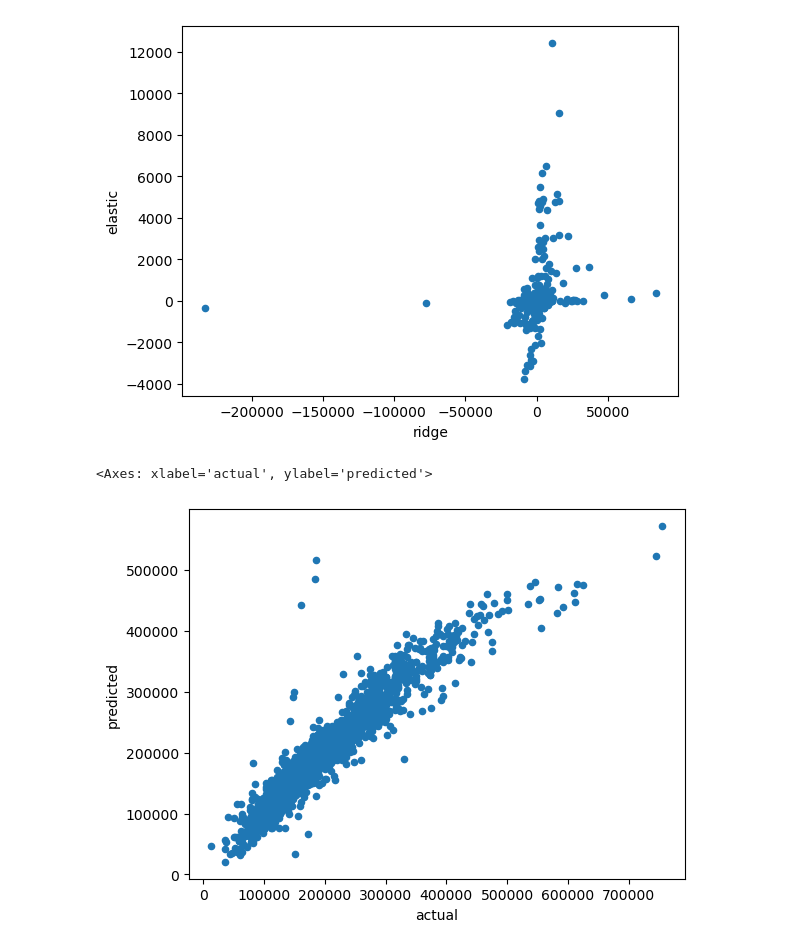
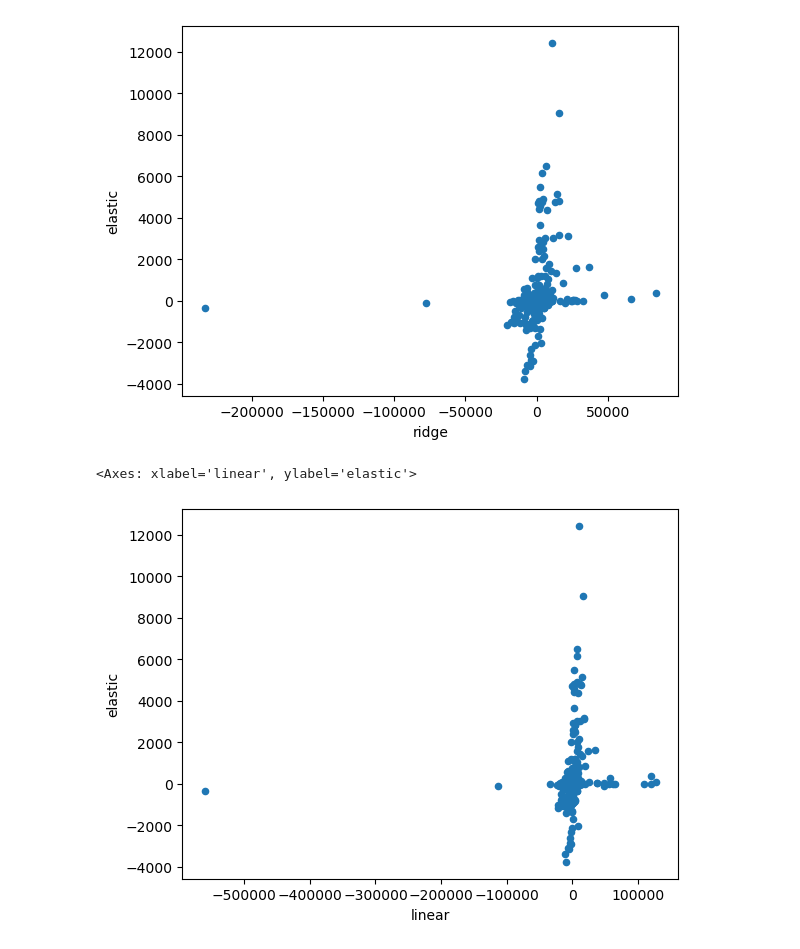
Before and after one commit to jonathan-cleave/GSB-544-, a Jupyter notebook: P.A 7.2.ipynb, the cells around one changed output. Drawn from its saved outputs; the diff is of its cells as text; code cells hidden in the pictures.

Commit message:
Added plots

```diff
--- a/P.A 7.2.ipynb
+++ b/P.A 7.2.ipynb
@@ -278,15 +290,15 @@ coef_compare.plot.scatter(x="ridge", y = "elastic")
 <Axes: xlabel='ridge', ylabel='elastic'>
 [figure]
 # %%
-# Elastic for OLS
-elastic_pred = (gscv_fitted_elastic.predict(X))
+# Elastic to OLS
 
-target = pd.DataFrame()
+coef_compare = pd.DataFrame()
 
-target["actual"] = y
-target["predicted"] = elastic_pred
+coef_compare["linear"] = lr_pipeline_1_fitted.named_steps['linear_regression'].coef_
+coef_compare["elastic"] = elastic_pipeline_fitted.named_steps['elastic_net'].coef_
+coef_compare["elastic diff"] = coef_compare["linear"] - coef_compare["elastic"]
 
-target.plot.scatter(x = "actual", y = "predicted")
+coef_compare.plot.scatter(x="linear", y = "elastic")
 # %% [output]
-<Axes: xlabel='actual', ylabel='predicted'>
+<Axes: xlabel='linear', ylabel='elastic'>
-[figure, old version]
+[figure, new version]
```
Also changed, not shown: parts of 5 cells of this notebook.
